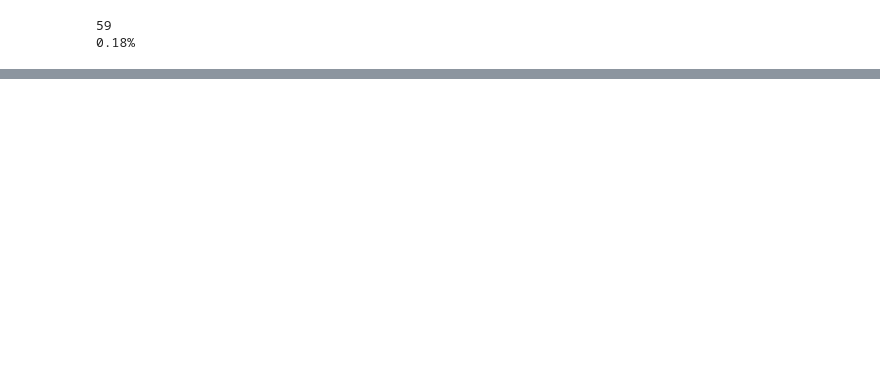
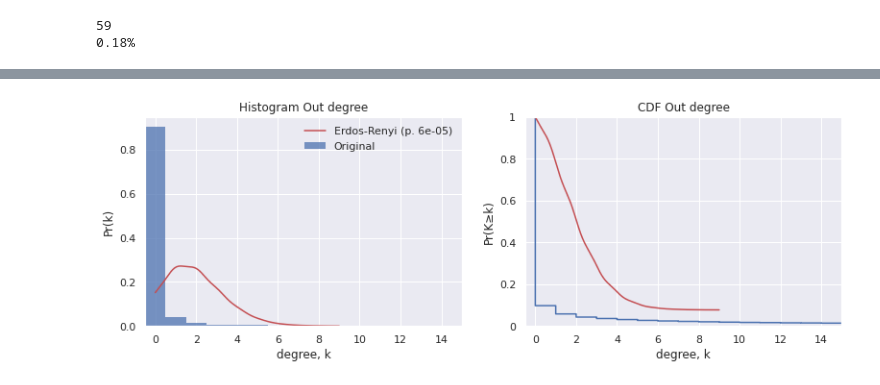
Before and after one commit to Jaimemorillo/electoral-prediction-madrid, a Jupyter notebook: read_tweets.ipynb, the cells around one changed output, grey strips where cells are left out. Saved outputs shown, nothing was run; the diff lists cells and outputs as text; code cells hidden in the pictures; blank space fills up the shorter version.

```diff
--- a/read_tweets.ipynb
+++ b/read_tweets.ipynb
@@ -626,0 +627,2 @@ print("{0:.2%}".format((lcc.vcount()/g.vcount())))
+# %%
+p = ig.mean(g.outdegree())/(g.vcount()-1)
@@ -626,0 +633,7 @@ print("{0:.2%}".format((lcc.vcount()/g.vcount())))
+# %%
+er_g = ig.Graph().Erdos_Renyi(n=g.vcount(), p=p, directed=True)
+# %%
+vertex_er_df = er_g.get_vertex_dataframe()
+vertex_er_df['degree'] = er_g.degree()
+vertex_er_df['out_degree'] = er_g.outdegree()
+vertex_er_df['in_degree'] = er_g.indegree()
@@ -626,0 +652,25 @@ print("{0:.2%}".format((lcc.vcount()/g.vcount())))
+# %%
+# Out degree
+fig,(ax1,ax2) = plt.subplots(1,2, figsize=(13,4))
+plt.subplots_adjust(wspace=0.2)
+
+sns.histplot(data=vertex_df, x='out_degree',stat='probability',discrete=True,label='Original',ax=ax1)
+sns.kdeplot(data=vertex_er_df, x='out_degree', bw_adjust=3, color='r', label='Erdos-Renyi (p. 6e-05)',cut=0,ax=ax1)
+ax1.set_xlim(-.5, 15)
+ax1.set_ylabel('Pr(k)')
+ax1.set_xlabel('degree, k')
+ax1.legend()
+ax1.set_title('Histogram Out degree')
+
+sns.ecdfplot(data=vertex_df,x='out_degree',complementary=False,label='Original',ax=ax2)
+sns.kdeplot(data=vertex_er_df,x='out_degree',color='r',cumulative=True,bw_adjust=2,cut=0,label='Erdos-Renyi (p. 6e-05)',ax=ax2)
+yticks=ax2.get_yticks()
+ax2.invert_yaxis()
+ax2.set_yticklabels([1,0.8,0.6,0.4,0.2,0])
+ax2.set_xlim(-.5, 15)
+ax2.set_ylabel('Pr(K≥k)')
+ax2.set_xlabel('degree, k')
+ax2.set_title('CDF Out degree')
+plt.show()
+# %% [output]
+[figure, added]
```
Also changed, not shown: parts of 10 cells of this notebook.
